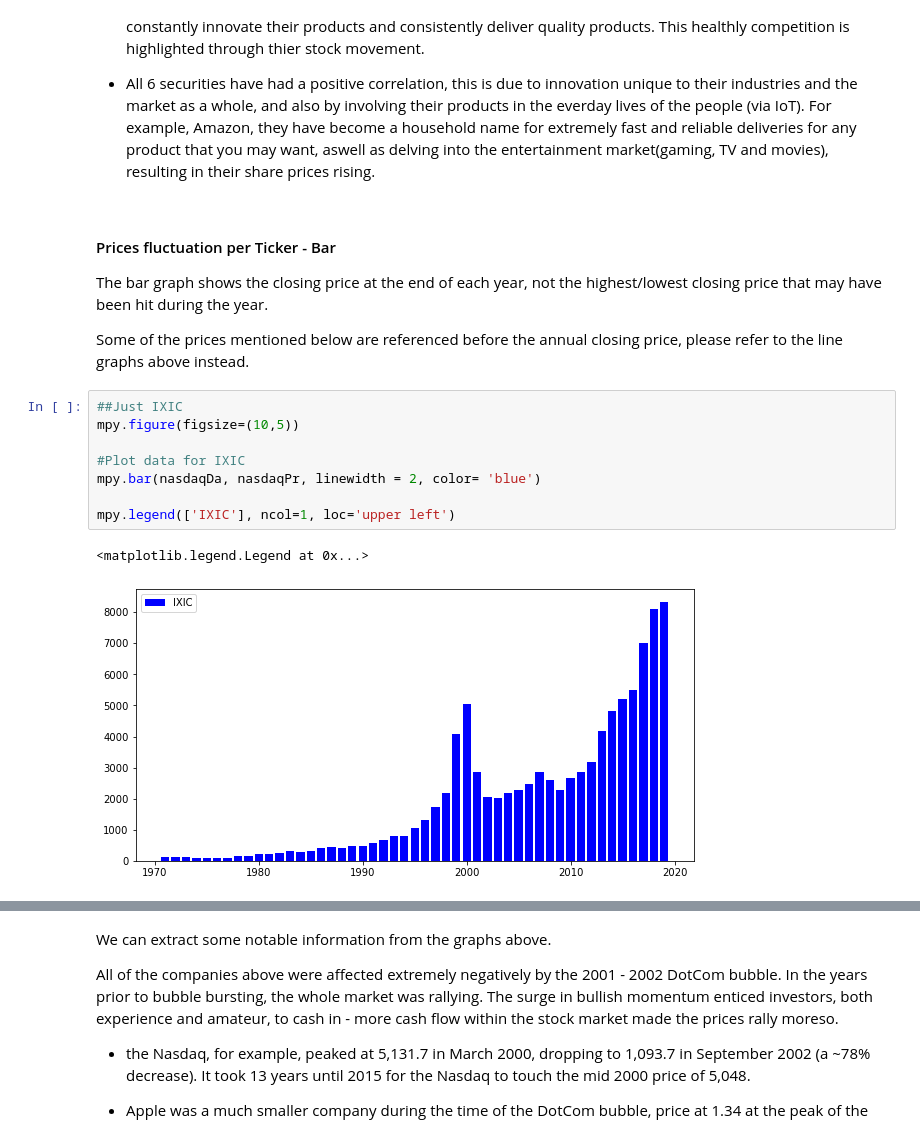
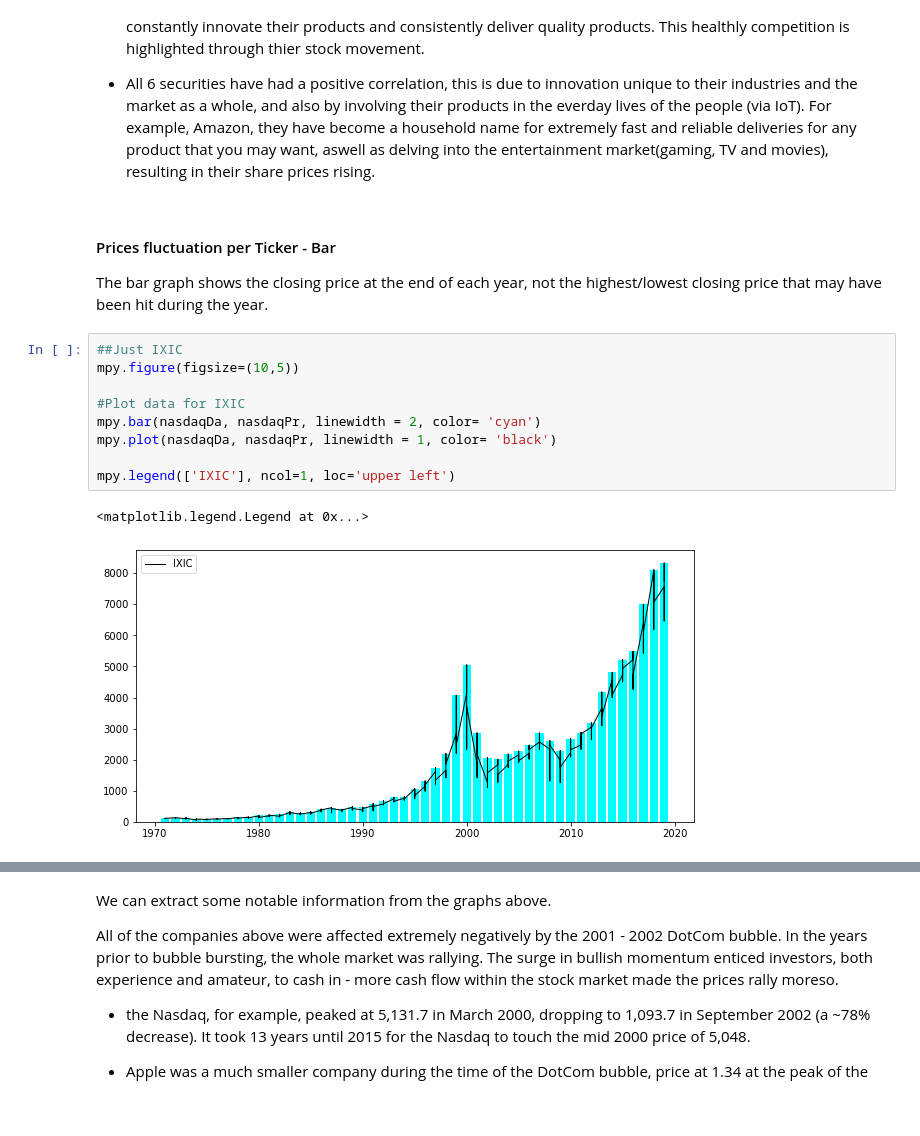
Before and after one commit to SunpreetSChahal/StocksAnalysis, a Jupyter notebook: Big 5 Stock ANALYSIS.ipynb, the cells around one changed output, grey strips where cells are left out. Saved outputs shown, nothing was run; the diff lists cells and outputs as text; blank space fills up the shorter version.

```diff
--- a/Big 5 Stock ANALYSIS.ipynb
+++ b/Big 5 Stock ANALYSIS.ipynb
@@ -226,19 +223,18 @@ This provides both data regarding the volitily of each stock, presenting the hig
 # %% [markdown]
 #### Prices fluctuation per Ticker - Bar
 The bar graph shows the closing price at the end of each year, not the highest/lowest closing price that may have been hit during the year.
-
-Some of the prices mentioned below are referenced before the annual closing price, please refer to the line graphs above instead.
 # %%
 ##Just IXIC
 mpy.figure(figsize=(10,5))
 
 #Plot data for IXIC
-mpy.bar(nasdaqDa, nasdaqPr, linewidth = 2, color= 'blue')
+mpy.bar(nasdaqDa, nasdaqPr, linewidth = 2, color= 'cyan')
+mpy.plot(nasdaqDa, nasdaqPr, linewidth = 1, color= 'black')
 
 mpy.legend(['IXIC'], ncol=1, loc='upper left')
 # %% [output]
 <matplotlib.legend.Legend at 0x...>
-[figure, old version]
+[figure, new version]
 # %%
 #Set Size
 mpy.figure(figsize=(10,5))
```
Also changed, not shown: parts of 8 cells of this notebook.
